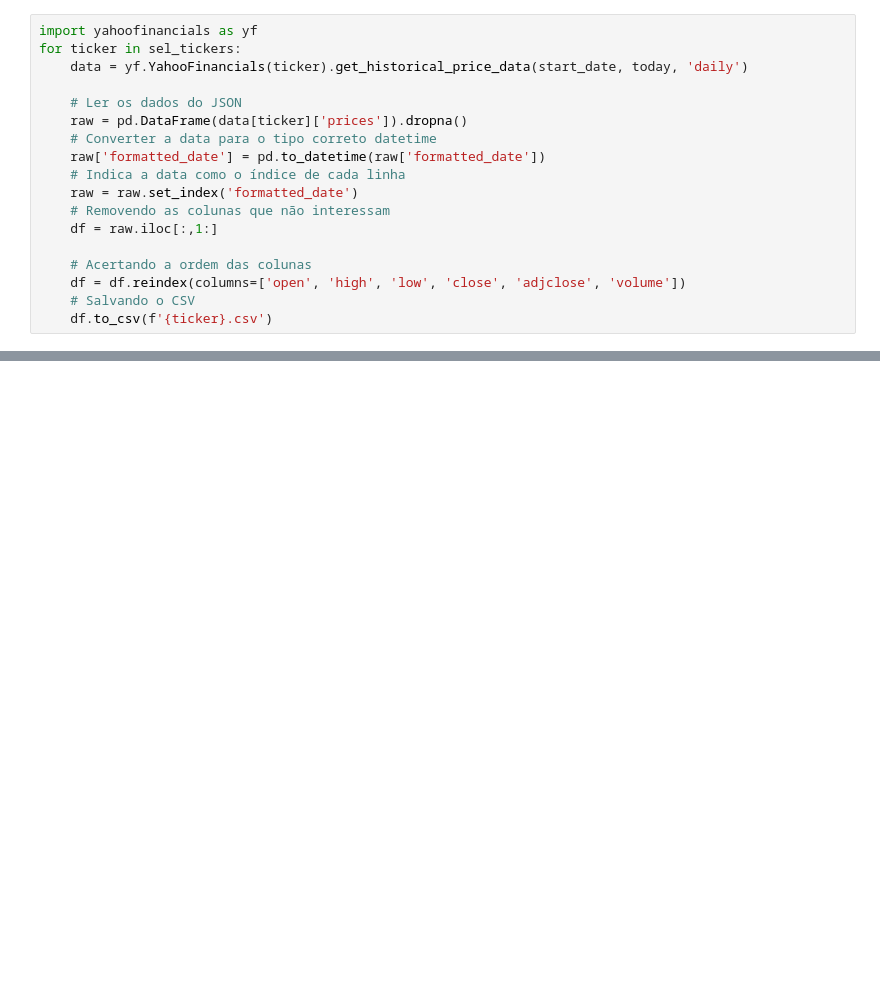
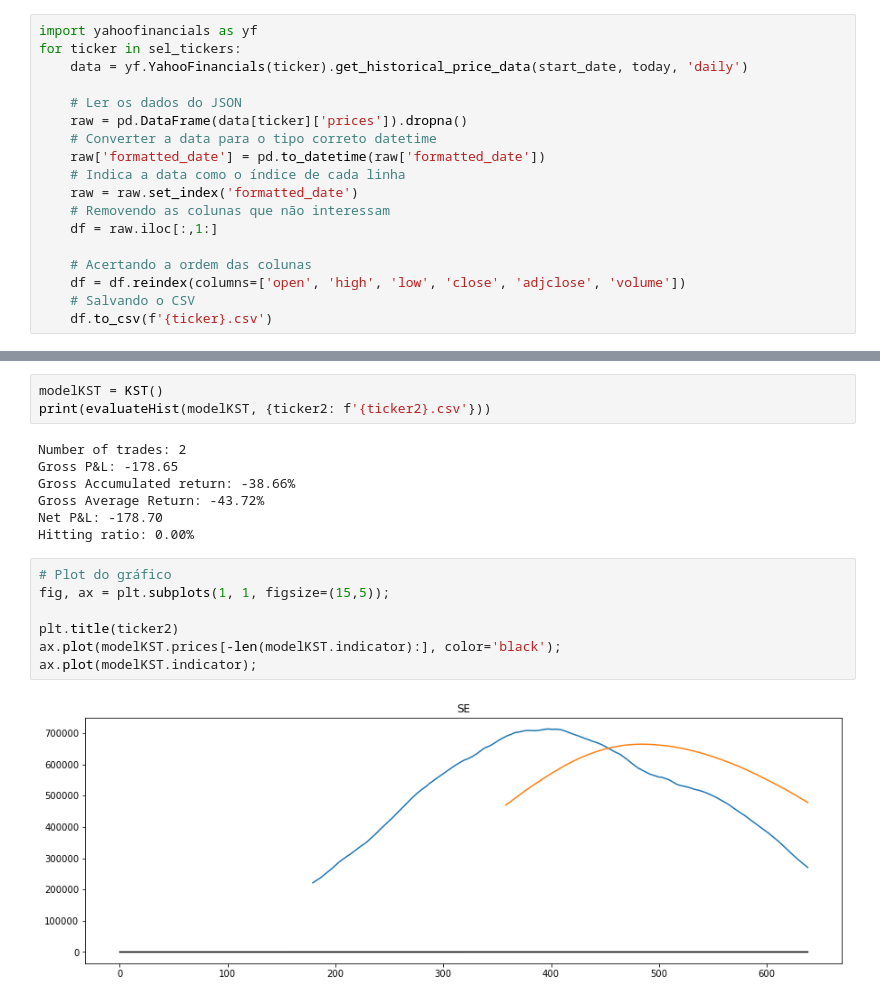
Before and after one commit to viniciusmm7/projeto-algotrading, a Jupyter notebook: Projeto.ipynb, the cells around one changed output, grey strips where cells are left out. Drawn from its saved outputs; the diff is of its cells as text; blank space fills up the shorter version.

```diff
--- a/Projeto.ipynb
+++ b/Projeto.ipynb
@@ -269,0 +417,19 @@ ax.plot(modelBollinger.indicator);
+# %%
+modelKST = KST()
+print(evaluateHist(modelKST, {ticker2: f'{ticker2}.csv'}))
+# %% [output]
+Number of trades: 2
+Gross P&L: -178.65
+Gross Accumulated return: -38.66%
+Gross Average Return: -43.72%
+Net P&L: -178.70
+Hitting ratio: 0.00%
+# %%
+# Plot do gráfico
+fig, ax = plt.subplots(1, 1, figsize=(15,5));
+
+plt.title(ticker2)
+ax.plot(modelKST.prices[-len(modelKST.indicator):], color='black');
+ax.plot(modelKST.indicator);
+# %% [output]
+[figure, added]
```
Also changed, not shown: parts of 22 cells of this notebook.
